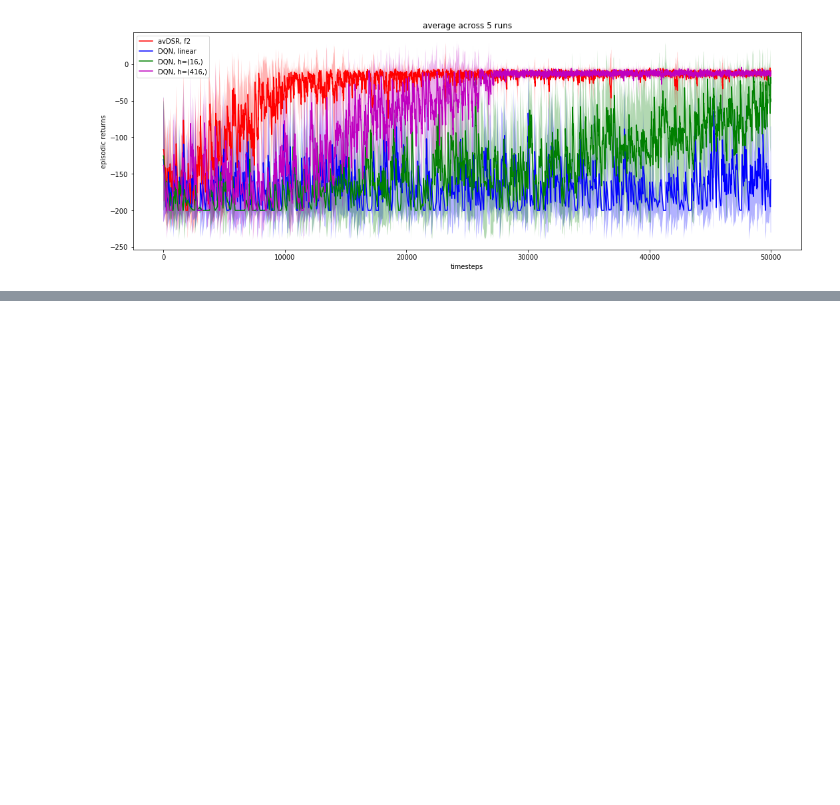
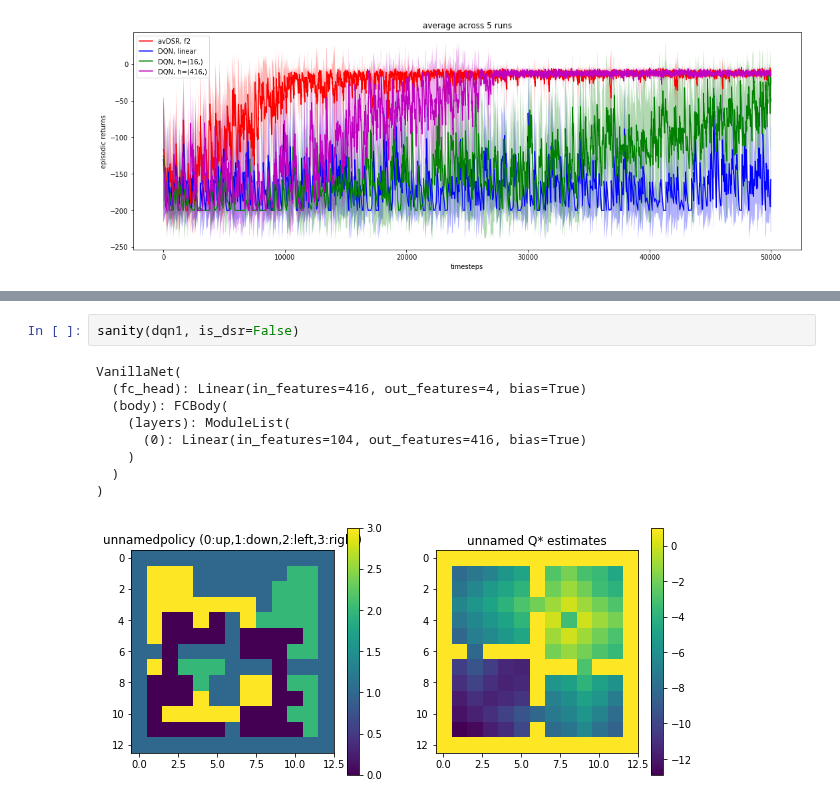
Before and after one commit to psurya1994/successor-feature-representations, a Jupyter notebook: fourrooms-avDSR-exmpts.ipynb, the cells around one changed output, grey strips where cells are left out. Drawn from its saved outputs; the diff is of its cells as text; blank space fills up the shorter version.

```diff
--- a/fourrooms-avDSR-exmpts.ipynb
+++ b/fourrooms-avDSR-exmpts.ipynb
@@ -1700,0 +771,12 @@ plot_rewards(rewards_dict, plot_seperate=False, clip=2000)
+# %%
+sanity(dqn1, is_dsr=False)
+# %% [output]
+VanillaNet(
+  (fc_head): Linear(in_features=416, out_features=4, bias=True)
+  (body): FCBody(
+    (layers): ModuleList(
+      (0): Linear(in_features=104, out_features=416, bias=True)
+    )
+  )
+)
+[figure, added]
```
Also changed, not shown: parts of 46 cells of this notebook.
